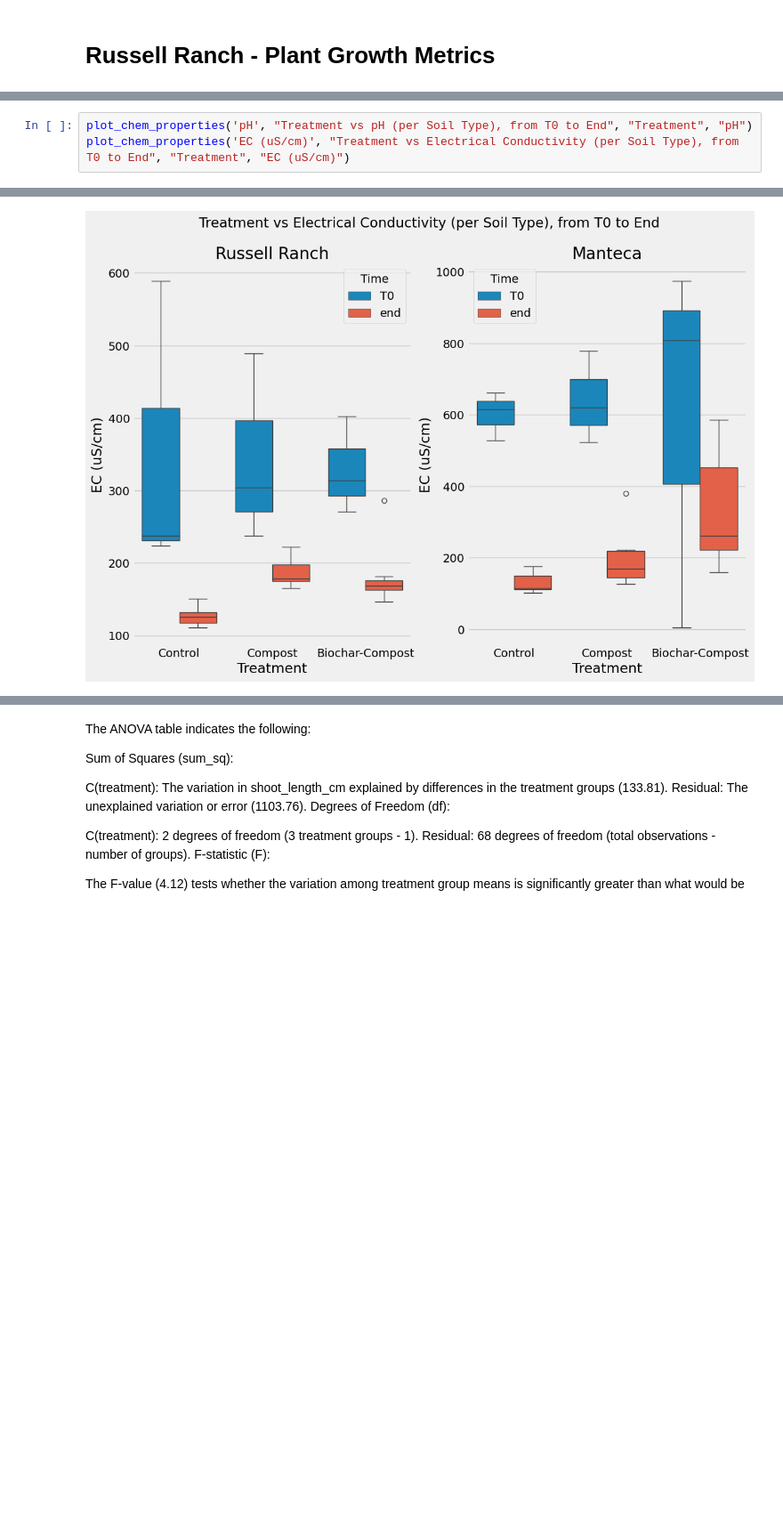
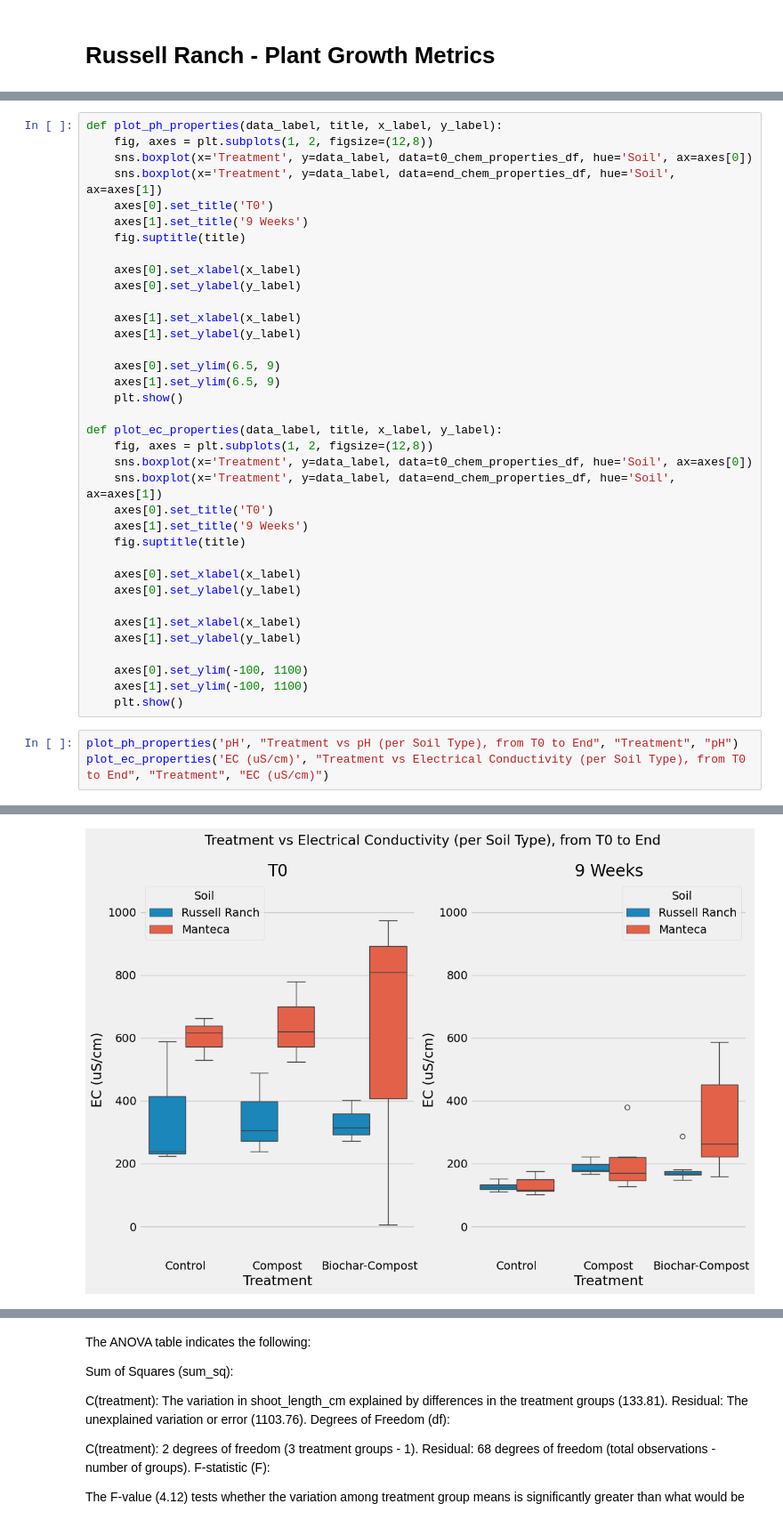
Before and after one commit to joelyreyes/senior-thesis-data-analysis, a Jupyter notebook: plant-growth-metrics/graph_test.ipynb, the cells around one changed output, grey strips where cells are left out. Shown: that part at 89% size. Saved outputs shown, nothing was run; the diff lists cells and outputs as text; blank space fills up the shorter version.

```diff
--- a/plant-growth-metrics/graph_test.ipynb
+++ b/plant-growth-metrics/graph_test.ipynb
@@ -71,5 +96,41 @@ def plot_chem_properties(data_label, title, x_label, y_label):
     plt.show()
+# %%
+def plot_ph_properties(data_label, title, x_label, y_label):
+    fig, axes = plt.subplots(1, 2, figsize=(12,8))
+    sns.boxplot(x='Treatment', y=data_label, data=t0_chem_properties_df, hue='Soil', ax=axes[0])
+    sns.boxplot(x='Treatment', y=data_label, data=end_chem_properties_df, hue='Soil', ax=axes[1])
+    axes[0].set_title('T0')
+    axes[1].set_title('9 Weeks')
+    fig.suptitle(title)
+
+    axes[0].set_xlabel(x_label)
+    axes[0].set_ylabel(y_label)
+
+    axes[1].set_xlabel(x_label)
+    axes[1].set_ylabel(y_label)
+
+    axes[0].set_ylim(6.5, 9)
+    axes[1].set_ylim(6.5, 9)
+    plt.show()
+
+def plot_ec_properties(data_label, title, x_label, y_label):
+    fig, axes = plt.subplots(1, 2, figsize=(12,8))
+    sns.boxplot(x='Treatment', y=data_label, data=t0_chem_properties_df, hue='Soil', ax=axes[0])
+    sns.boxplot(x='Treatment', y=data_label, data=end_chem_properties_df, hue='Soil', ax=axes[1])
+    axes[0].set_title('T0')
+    axes[1].set_title('9 Weeks')
+    fig.suptitle(title)
+
+    axes[0].set_xlabel(x_label)
+    axes[0].set_ylabel(y_label)
+
+    axes[1].set_xlabel(x_label)
+    axes[1].set_ylabel(y_label)
+
+    axes[0].set_ylim(-100, 1100)
+    axes[1].set_ylim(-100, 1100)
+    plt.show()
 # %%
-plot_chem_properties('pH', "Treatment vs pH (per Soil Type), from T0 to End", "Treatment", "pH")
-plot_chem_properties('EC (uS/cm)', "Treatment vs Electrical Conductivity (per Soil Type), from T0 to End", "Treatment", "EC (uS/cm)")
+plot_ph_properties('pH', "Treatment vs pH (per Soil Type), from T0 to End", "Treatment", "pH")
+plot_ec_properties('EC (uS/cm)', "Treatment vs Electrical Conductivity (per Soil Type), from T0 to End", "Treatment", "EC (uS/cm)")
 # %% [output]
@@ -77 +138 @@ plot_chem_properties('EC (uS/cm)', "Treatment vs Electrical Conductivity (per So
-[figure, old version]
+[figure, new version]
```
Also changed, not shown: parts of 58 cells of this notebook, 6 other files.
